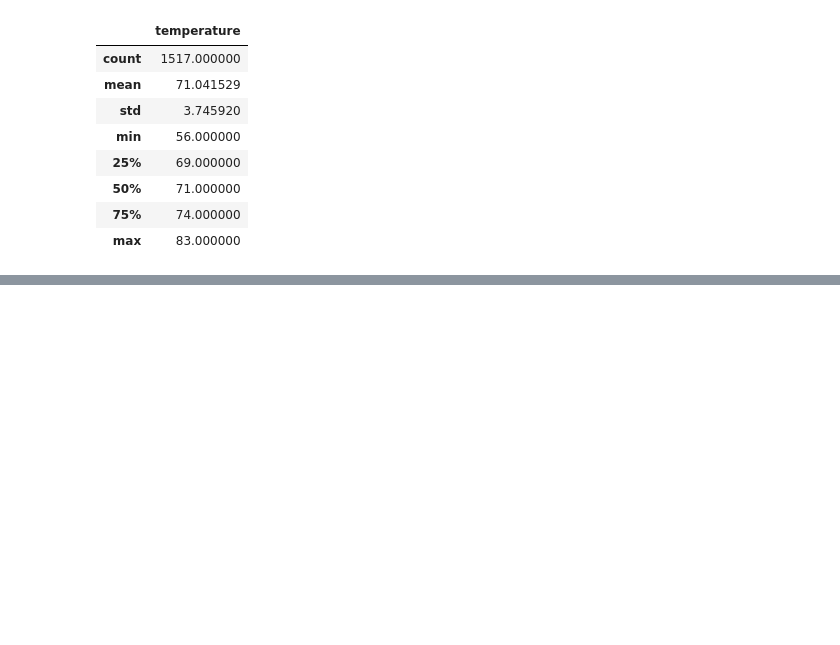
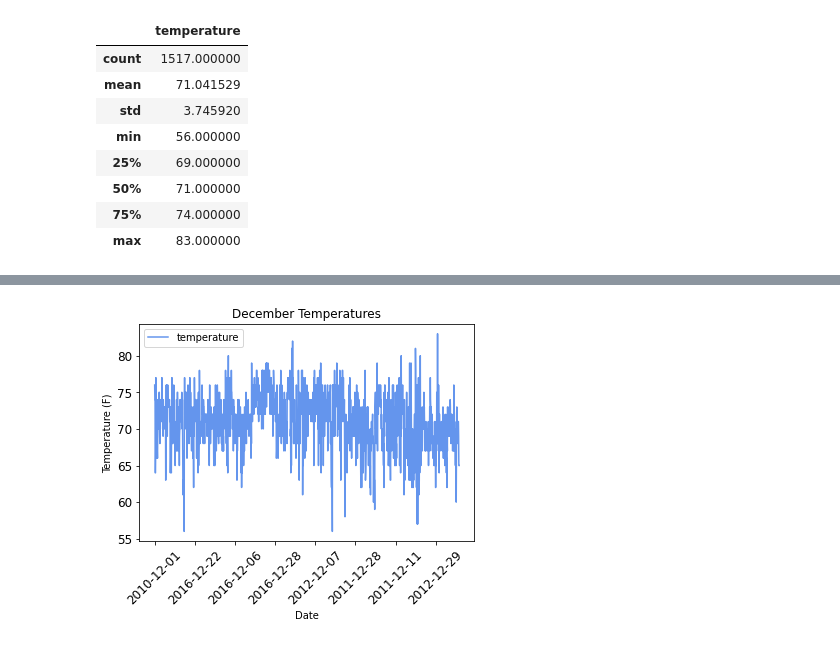
Before and after one commit to sarah17moore/surfs_up, a Jupyter notebook: SurfsUp_Challenge.ipynb, the cells around one changed output, grey strips where cells are left out. Drawn from its saved outputs; the diff is of its cells as text; code cells hidden in the pictures; blank space fills up the shorter version.

```diff
--- a/SurfsUp_Challenge.ipynb
+++ b/SurfsUp_Challenge.ipynb
@@ -128,0 +143,10 @@ dec_df.describe()
+# %%
+# December temperature graph
+dec_df.plot(color="cornflowerblue", fontsize = 12)
+plt.title("December Temperatures")
+plt.xlabel("Date")
+plt.ylabel("Temperature (F)")
+plt.xticks(rotation = 45)
+plt.savefig("dec_temp_graph.png")
+# %% [output]
+[figure, added]
```
Also changed, not shown: parts of 15 cells of this notebook, 2 other files.
